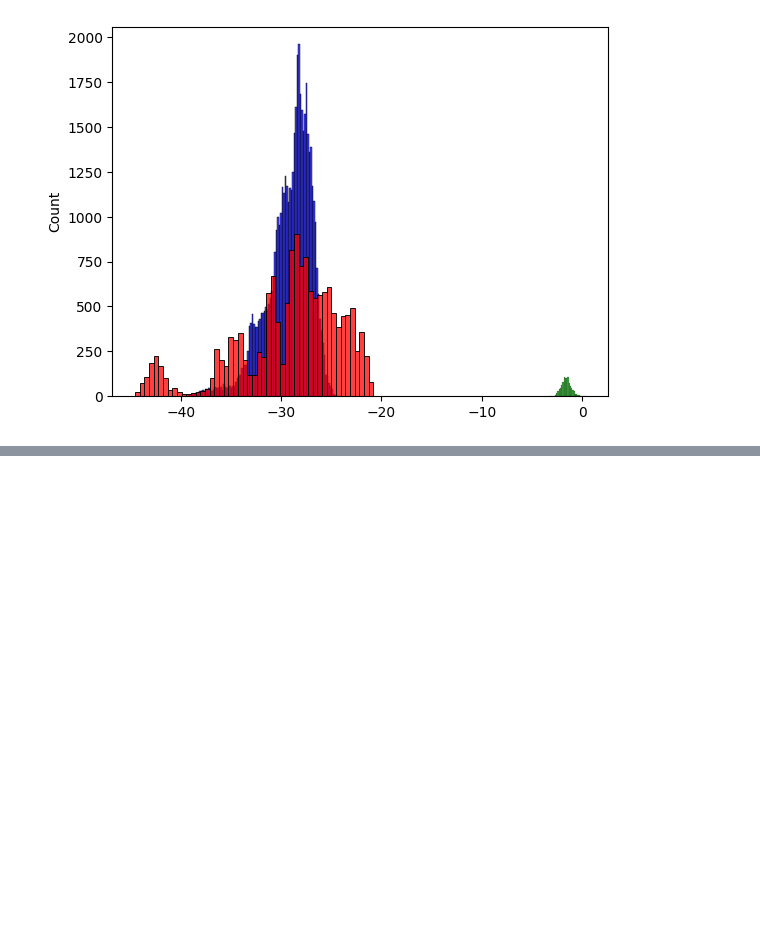
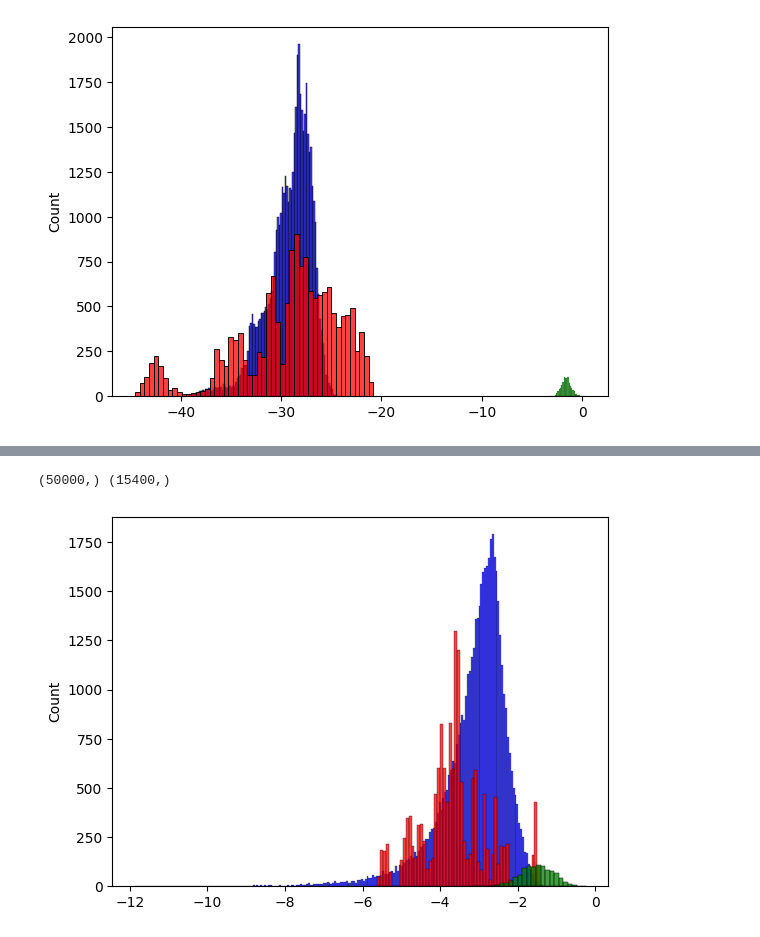
Before and after one commit to Moenupa/EIGAN, a Jupyter notebook: Prj_GAN/SCRIPTS/submission.ipynb, the cells around one changed output, grey strips where cells are left out. Drawn from its saved outputs; the diff is of its cells as text; code cells hidden in the pictures; blank space fills up the shorter version.

```diff
--- a/Prj_GAN/SCRIPTS/submission.ipynb
+++ b/Prj_GAN/SCRIPTS/submission.ipynb
@@ -120,0 +153,13 @@ with torch.no_grad():
+# %%
+with torch.no_grad():
+    model.eval()
+    _fake = model.disc(torch.Tensor(fake_data)).numpy().flatten()
+    _real = model.disc(torch.Tensor(data)).numpy().flatten()
+    _random = model.disc(torch.randn(1000, 2382)).numpy().flatten()
+    print(_fake.shape, _real.shape)
+    sns.histplot(_fake, color='b')
+    sns.histplot(_real, color='r')
+    sns.histplot(_random, color='g')
+# %% [output]
+(50000,) (15400,)
+[figure, added]
```
Also changed, not shown: parts of 7 cells of this notebook, 2 other files.
